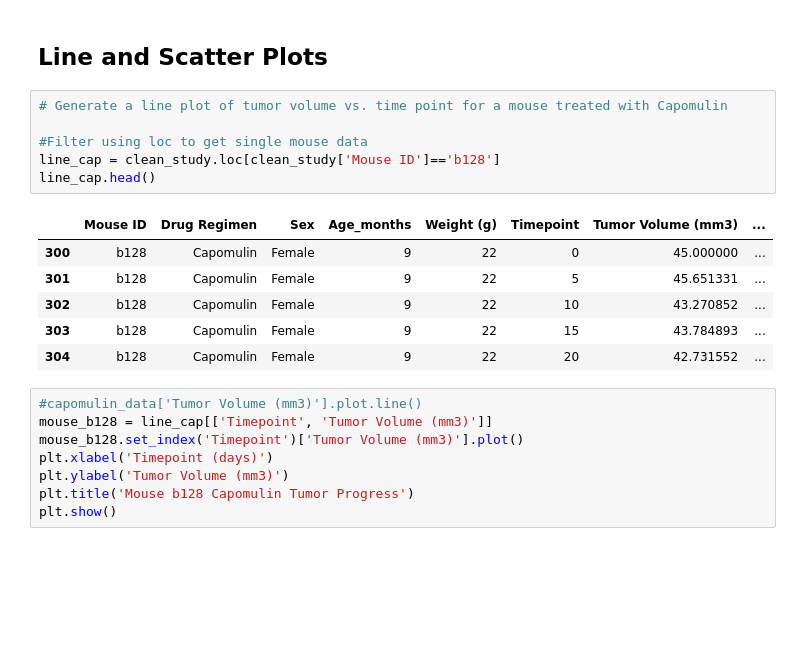
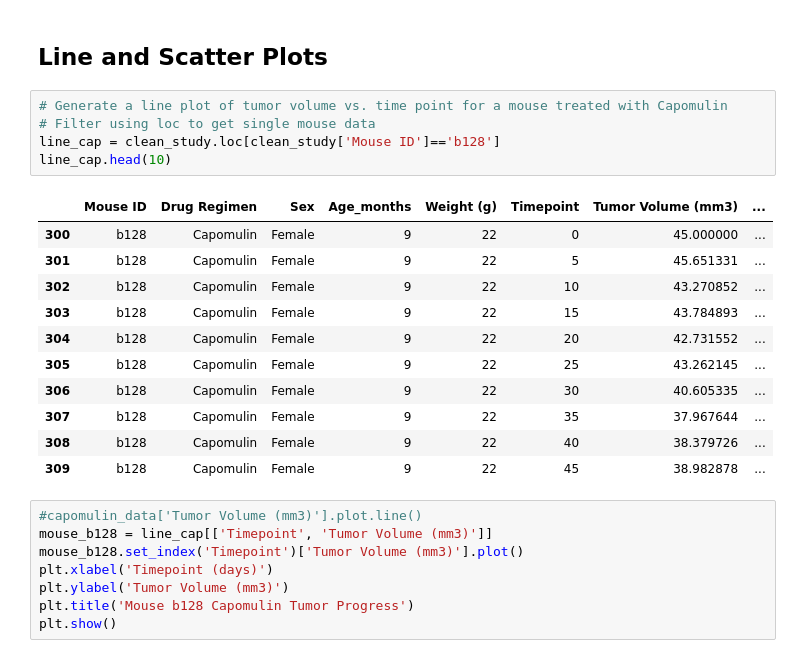
Before and after one commit to cblank210/matplotlib-challenge, a Jupyter notebook: Pymaceuticals/pymaceuticals.ipynb, the cells around one changed output. Cells and saved outputs as stored; diff of their text form; blank space fills up the shorter version.

```diff
--- a/Pymaceuticals/pymaceuticals.ipynb
+++ b/Pymaceuticals/pymaceuticals.ipynb
@@ -253,17 +259,21 @@ merged_trials.boxplot(by='Drug Regimen', column = ['Tumor Volume (mm3)'], grid=F
 ## Line and Scatter Plots
 # %%
 # Generate a line plot of tumor volume vs. time point for a mouse treated with Capomulin
-
-#Filter using loc to get single mouse data
+# Filter using loc to get single mouse data
 line_cap = clean_study.loc[clean_study['Mouse ID']=='b128']
-line_cap.head()
+line_cap.head(10)
 # %% [output]
 |  | Mouse ID | Drug Regimen | Sex | Age_months | Weight (g) | Timepoint | Tumor Volume (mm3) | ... |
 | 300 | b128 | Capomulin | Female | 9 | 22 | 0 | 45.000000 | ... |
 | 301 | b128 | Capomulin | Female | 9 | 22 | 5 | 45.651331 | ... |
 | 302 | b128 | Capomulin | Female | 9 | 22 | 10 | 43.270852 | ... |
 | 303 | b128 | Capomulin | Female | 9 | 22 | 15 | 43.784893 | ... |
 | 304 | b128 | Capomulin | Female | 9 | 22 | 20 | 42.731552 | ... |
+| 305 | b128 | Capomulin | Female | 9 | 22 | 25 | 43.262145 | ... |
+| 306 | b128 | Capomulin | Female | 9 | 22 | 30 | 40.605335 | ... |
+| 307 | b128 | Capomulin | Female | 9 | 22 | 35 | 37.967644 | ... |
+| 308 | b128 | Capomulin | Female | 9 | 22 | 40 | 38.379726 | ... |
+| 309 | b128 | Capomulin | Female | 9 | 22 | 45 | 38.982878 | ... |
 # %%
 #capomulin_data['Tumor Volume (mm3)'].plot.line()
 mouse_b128 = line_cap[['Timepoint', 'Tumor Volume (mm3)']]
```
Also changed, not shown: parts of 8 cells of this notebook.
